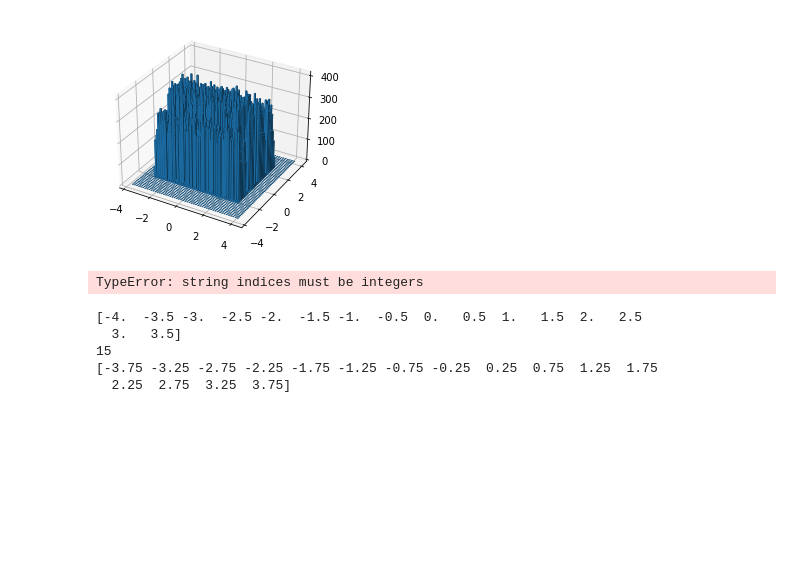
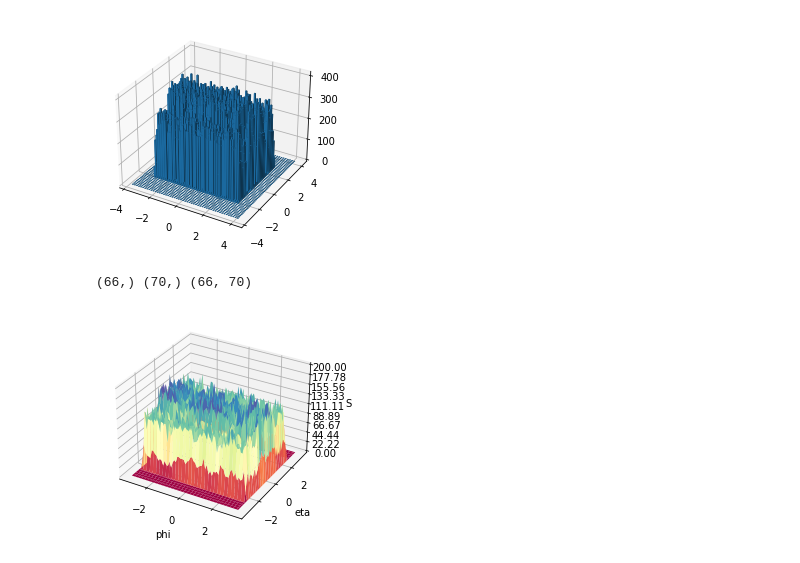
Before and after one commit to HarryWang0619/CIS_May_FinalProject, a Jupyter notebook: jul5_harry.ipynb, the cells around one changed output. Saved outputs shown, nothing was run; the diff lists cells and outputs as text; code cells hidden in the pictures; blank space fills up the shorter version.

Commit message:
almost working, but plot need to be smooth

```diff
--- a/jul5_harry.ipynb
+++ b/jul5_harry.ipynb
@@ -165,13 +165,13 @@ plt.show()
 # %% [output]
 [figure]
 # %%
-def surfacedata(dfdata, dphi = 0.5, deta = 0.05, rangex=4, rangey=4):
-    phi_c = math.ceil(rangex*2/dphi)-1
-    eta_c = math.ceil(rangey*2/deta)-1
+def surfacedata(dfdata, dphi = 0.5, deta = 0.5, rangex=4, rangey=4):
+    phi_c = math.ceil(rangex*2/dphi)
+    eta_c = math.ceil(rangey*2/deta)
     phi_data = np.arange(-rangex, rangex, dphi)+dphi/2
     eta_data = np.arange(-rangey, rangey, deta)+deta/2
     z_data = np.zeros([phi_c, eta_c], dtype=int)
-    for instance in dfdata:
+    for index,instance in dfdata.iterrows():
         if instance['phi'] > rangex or instance['phi'] < -rangex or instance['eta'] > rangey or instance['eta'] < -rangey:
             continue
         phi_index = math.floor((instance['phi']+rangex)/dphi)
@@ -182,23 +182,39 @@ def surfacedata(dfdata, dphi = 0.5, deta = 0.05, rangex=4, rangey=4):
 
 # ax.set_xlabel('phi')
 # ax.set_ylabel('eta')
-# %%
-event20_x, event20_y, event20_z = surfacedata(event_20, dphi=0.5, deta=0.05, rangex=4, rangey=4)
-# %% [output]
-TypeError: string indices must be integers
-# %%
-import math
-dp =0.5
-rax = 4
-aaax = np.arange(-rax, rax, dp)
-print(aaax)
-pc=math.ceil(rax*2/dp)-1
-print(pc)
-phi_d = np.arange(-rax, rax, dp)+dp/2
-print(phi_d)
-# %% [output]
-[-4.  -3.5 -3.  -2.5 -2.  -1.5 -1.  -0.5  0.   0.5  1.   1.5  2.   2.5
-  3.   3.5]
-15
-[-3.75 -3.25 -2.75 -2.25 -1.75 -1.25 -0.75 -0.25  0.25  0.75  1.25  1.75
-  2.25  2.75  3.25  3.75]
+# %%
+event_a_x, event_a_y, event_a_z = surfacedata(event_0to999, dphi=0.1, deta=0.1, rangex=3.3, rangey=3.5)
+print(event_a_x.shape, event_a_y.shape, event_a_z.shape)
+# %% [output]
+(66,) (70,) (66, 70)
+# %%
+import matplotlib.pyplot as plt
+from matplotlib import cm
+from matplotlib.ticker import LinearLocator
+import numpy as np
+
+fig, ax = plt.subplots(subplot_kw={"projection": "3d"})
+
+# Make data.
+X = event_a_x
+Y = event_a_y
+X, Y = np.meshgrid(X, Y)
+Z = event_a_z.T
+
+# Plot the surface.
+surf = ax.plot_surface(X, Y, Z, cmap=cm.Spectral,antialiased=True)
+
+# Customize the z axis.
+ax.set_zlim(0, 200)
+ax.zaxis.set_major_locator(LinearLocator(10))
+# A StrMethodFormatter is used automatically
+ax.zaxis.set_major_formatter('{x:.02f}')
+ax.set_xlabel('phi')
+ax.set_ylabel('eta')
+ax.set_zlabel('S')
+
+# Add a color bar which maps values to colors.
+
+plt.show()
+# %% [output]
+[figure, added]
```
